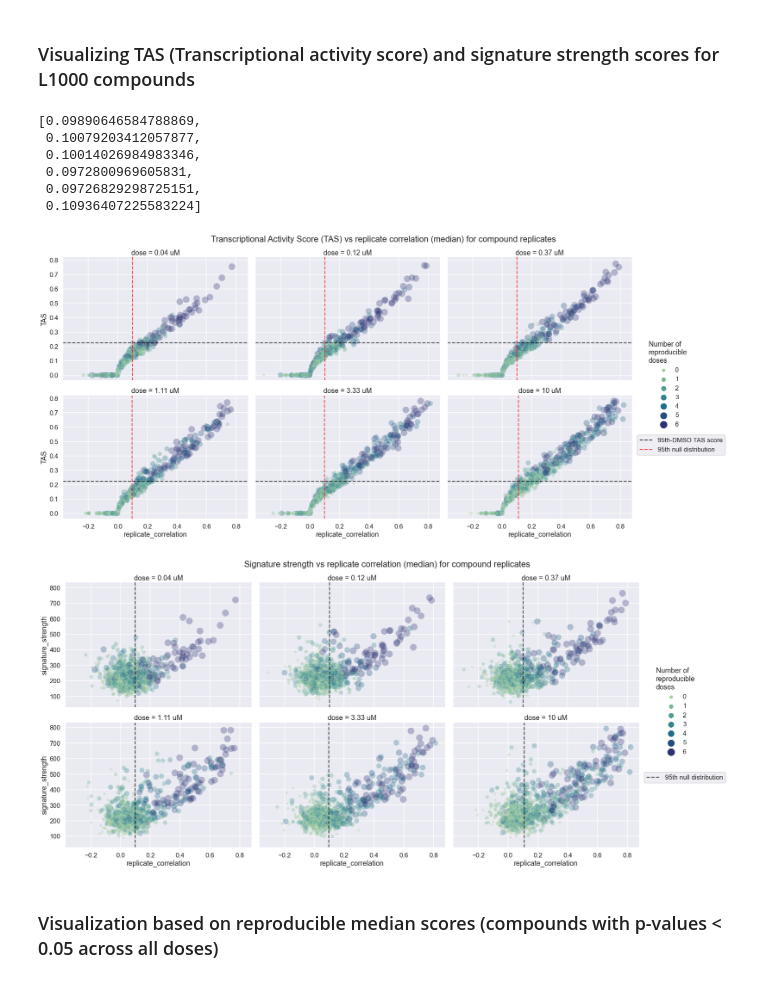
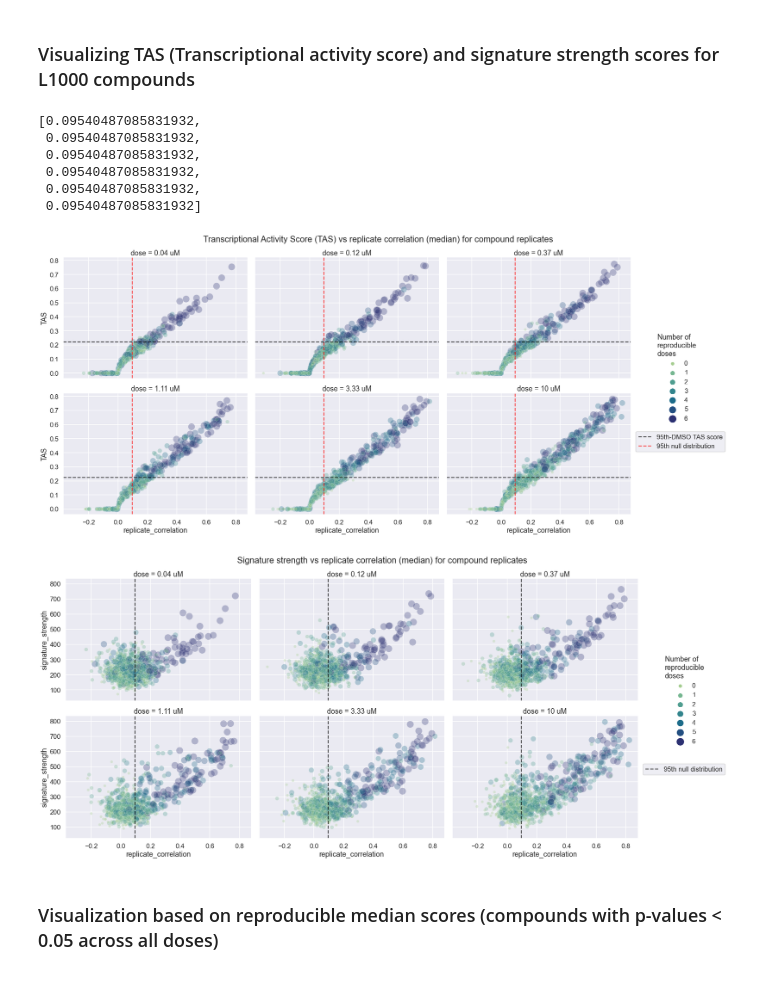
Before and after one commit to broadinstitute/lincs-profiling-complementarity, a Jupyter notebook: 1.Data-exploration/Profiles_level4/L1000/4.L10000_visualization.ipynb, the cells around one changed output. Cells and saved outputs as stored; diff of their text form; code cells hidden in the pictures.

```diff
--- a/1.Data-exploration/Profiles_level4/L1000/4.L10000_visualization.ipynb
+++ b/1.Data-exploration/Profiles_level4/L1000/4.L10000_visualization.ipynb
@@ -55,10 +57,10 @@ df_cpd_median_scrs = df_cpd_median_scrs.loc[df_cpd_median_scrs.cpd.isin(common_c
 df_level4 = pd.read_csv(os.path.join(L1000_level4_path, f'L1000_level4{l1000_file_indicator.strip("_")}_cpd_replicates.csv.gz'),
                         compression='gzip',low_memory = False)
 
-with open(os.path.join(L1000_level4_path, f'null_distribution{l1000_file_indicator}.pickle'), 'rb') as handle:
+with open(os.path.join(L1000_level4_path, f'null_distribution{null_distrib_file_indicator}.pickle'), 'rb') as handle:
     null_distribution_replicates = pickle.load(handle)
 
-with open(os.path.join(L1000_level4_path, f'null_dist_medians_per_dose{l1000_file_indicator.lower()}.pickle'), 'rb') as handle:
+with open(os.path.join(L1000_level4_path, f'null_dist_medians_per_dose{null_distrib_file_indicator.lower()}.pickle'), 'rb') as handle:
     null_dist_med_L1000 = pickle.load(handle)
 # %%
 df_all_scores = pd.read_csv(os.path.join(L1000_level4_path, f'L1000_all_scores{l1000_file_indicator}.csv'))
@@ -357,12 +373,12 @@ L1000_95pct = [np.percentile(null_dist_med_L1000[keys],95) for keys in null_dist
 # %%
 L1000_95pct
 # %% [output]
-[0.09890646584788869,
- 0.10079203412057877,
- 0.10014026984983346,
- 0.0972800969605831,
- 0.09726829298725151,
- 0.10936407225583224]
+[0.09540487085831932,
+ 0.09540487085831932,
+ 0.09540487085831932,
+ 0.09540487085831932,
+ 0.09540487085831932,
+ 0.09540487085831932]
 # %%
 def plot_tas_vs_corr(df, title, L1000_95pct, dmso_95pct, path, file_name, alp = 0.3, size =(50,300)):
 
@@ -389,9 +405,9 @@ def plot_tas_vs_corr(df, title, L1000_95pct, dmso_95pct, path, file_name, alp =
 # %%
 plot_tas_vs_corr(df_all_scores,
                  "Transcriptional Activity Score (TAS) vs replicate correlation (median) for compound replicates",
-                 L1000_95pct, dmso_95_pctile, 'L1000_figures', f'TAS_vs_median_corr{l1000_file_indicator}.png')
+                 L1000_95pct, dmso_95_pctile, 'L1000_figures', f'TAS_vs_median_corr{null_distrib_file_indicator}.png')
 # %% [output]
-[figure, old version]
+[figure, new version]
 # %%
 def plot_ss_vs_corr(df, title, L1000_95pct, path, file_name, alp = 0.3, size =(50,300)):
 
@@ -416,9 +432,9 @@ def plot_ss_vs_corr(df, title, L1000_95pct, path, file_name, alp = 0.3, size =(5
     plt.show()
 # %%
 plot_ss_vs_corr(df_all_scores, "Signature strength vs replicate correlation (median) for compound replicates",
-                L1000_95pct, 'L1000_figures', f'SS_vs_median_corr{l1000_file_indicator}.png')
+                L1000_95pct, 'L1000_figures', f'SS_vs_median_corr{null_distrib_file_indicator}.png')
 # %% [output]
-[figure, old version]
+[figure, new version]
 # %% [markdown]
 ### Visualization based on reproducible median scores (compounds with p-values < 0.05 across all doses)
 # %%
```
Also changed, not shown: parts of 13 cells of this notebook, 3 other files.
